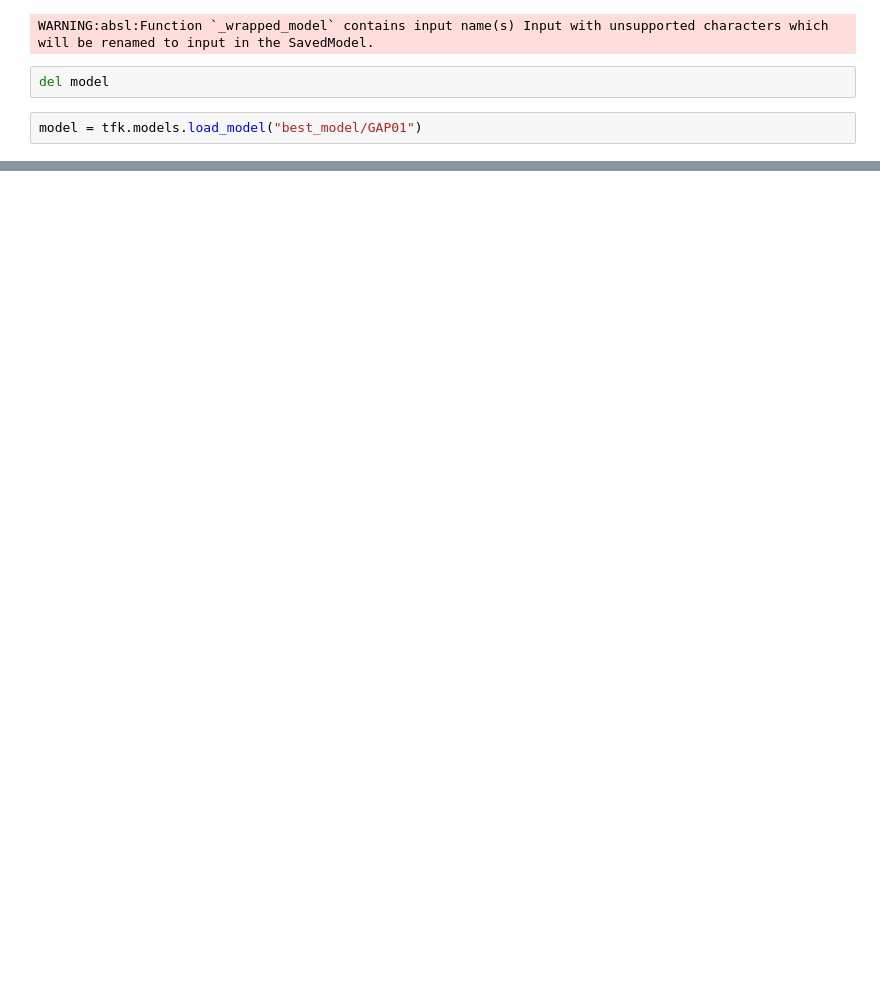
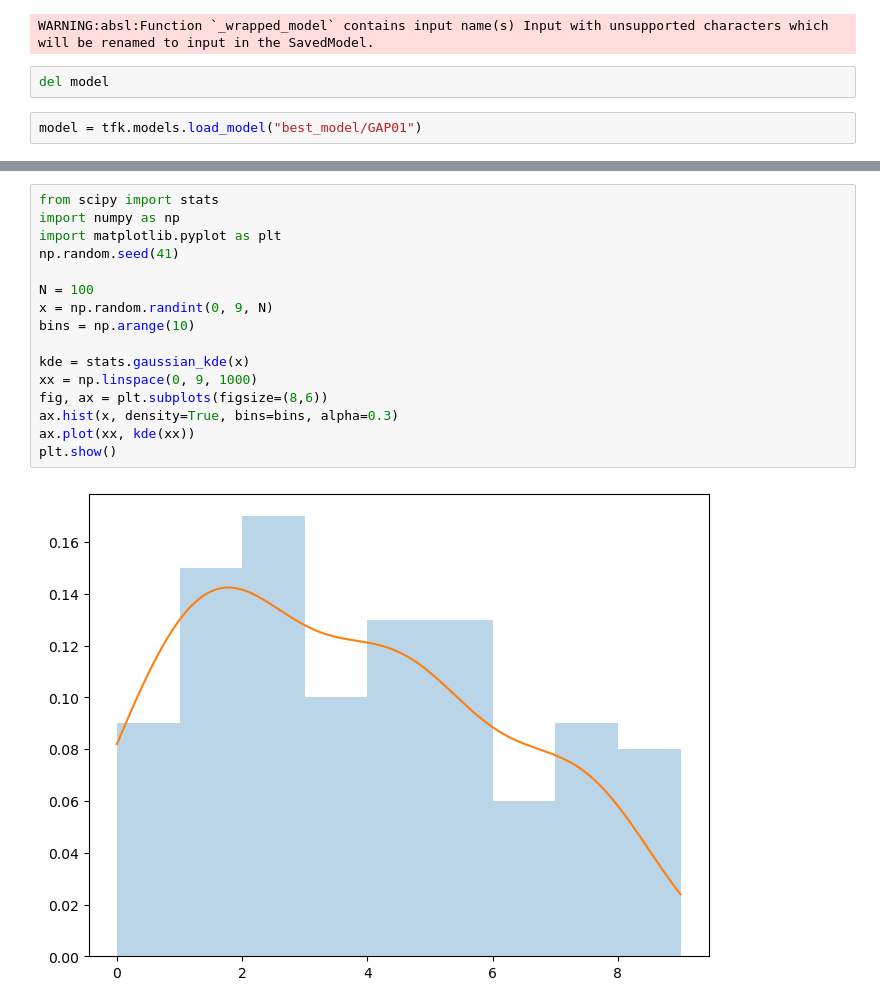
Before and after one commit to irfanmasoudi/anndl1, a Jupyter notebook: Challenge1-GAP.ipynb, the cells around one changed output, grey strips where cells are left out. Drawn from its saved outputs; the diff is of its cells as text; blank space fills up the shorter version.

```diff
--- a/Challenge1-GAP.ipynb
+++ b/Challenge1-GAP.ipynb
@@ -388,0 +489,18 @@ Test metrics with data augmentation
+# %%
+from scipy import stats
+import numpy as np
+import matplotlib.pyplot as plt
+np.random.seed(41)
+
+N = 100
+x = np.random.randint(0, 9, N)
+bins = np.arange(10)
+
+kde = stats.gaussian_kde(x)
+xx = np.linspace(0, 9, 1000)
+fig, ax = plt.subplots(figsize=(8,6))
+ax.hist(x, density=True, bins=bins, alpha=0.3)
+ax.plot(xx, kde(xx))
+plt.show()
+# %% [output]
+[figure, added]
```
Also changed, not shown: parts of 12 cells of this notebook, 2 other files.
